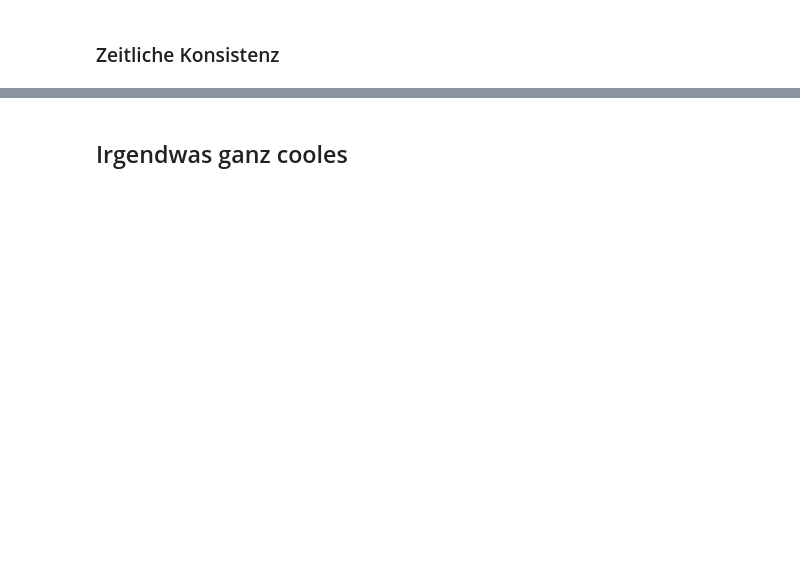
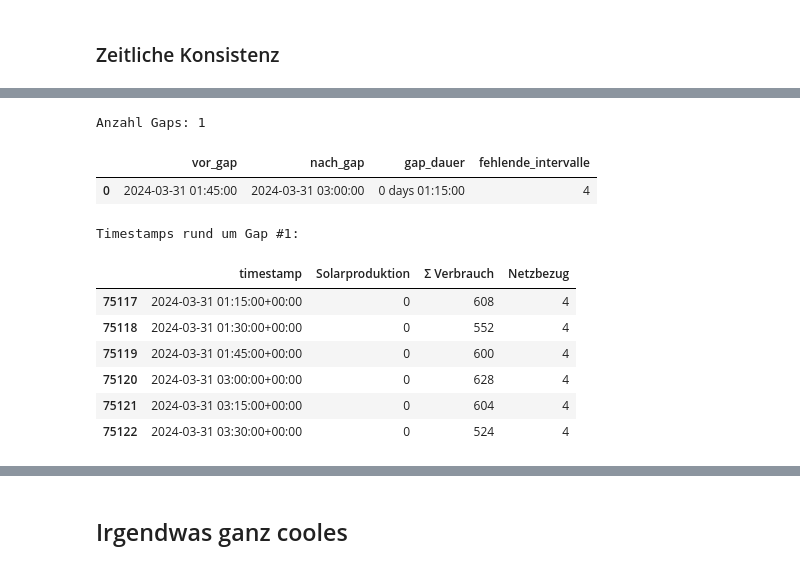
Before and after one commit to Anni075/KI-Project, a Jupyter notebook: outliers_analysis.ipynb, the cells around one changed output, grey strips where cells are left out. Drawn from its saved outputs; the diff is of its cells as text; code cells hidden in the pictures; blank space fills up the shorter version.

Commit message:
extend missing value analysis

```diff
--- a/outliers_analysis.ipynb
+++ b/outliers_analysis.ipynb
@@ -326,0 +322,32 @@ Name: timestamp, dtype: datetime64[ns, UTC]
+# %%
+# Alle Gaps mit Kontext: timestamp davor und danach
+gap_idx = pv_data.index[pv_data["timestamp"].diff() > pd.Timedelta("15min")]
+
+gap_overview = pd.DataFrame({
+    "vor_gap": pv_data.loc[gap_idx - 1, "timestamp"].values,
+    "nach_gap": pv_data.loc[gap_idx, "timestamp"].values,
+})
+gap_overview["gap_dauer"] = gap_overview["nach_gap"] - gap_overview["vor_gap"]
+gap_overview["fehlende_intervalle"] = (gap_overview["gap_dauer"] / pd.Timedelta("15min") - 1).astype(int)
+
+print(f"Anzahl Gaps: {len(gap_overview)}")
+gap_overview
+# %% [output]
+Anzahl Gaps: 1
+|  | vor_gap | nach_gap | gap_dauer | fehlende_intervalle |
+| 0 | 2024-03-31 01:45:00 | 2024-03-31 03:00:00 | 0 days 01:15:00 | 4 |
+# %%
+# Beispiel: Daten rund um den ersten Gap
+first_gap_idx = gap_idx[0]
+example = pv_data.loc[first_gap_idx - 3 : first_gap_idx + 2, ["timestamp", "Solarproduktion", "Σ Verbrauch", "Netzbezug"]]
+print("Timestamps rund um Gap #1:")
+example
+# %% [output]
+Timestamps rund um Gap #1:
+|  | timestamp | Solarproduktion | Σ Verbrauch | Netzbezug |
+| 75117 | 2024-03-31 01:15:00+00:00 | 0 | 608 | 4 |
+| 75118 | 2024-03-31 01:30:00+00:00 | 0 | 552 | 4 |
+| 75119 | 2024-03-31 01:45:00+00:00 | 0 | 600 | 4 |
+| 75120 | 2024-03-31 03:00:00+00:00 | 0 | 628 | 4 |
+| 75121 | 2024-03-31 03:15:00+00:00 | 0 | 604 | 4 |
+| 75122 | 2024-03-31 03:30:00+00:00 | 0 | 524 | 4 |
```
Also changed, not shown: parts of 9 cells of this notebook.
